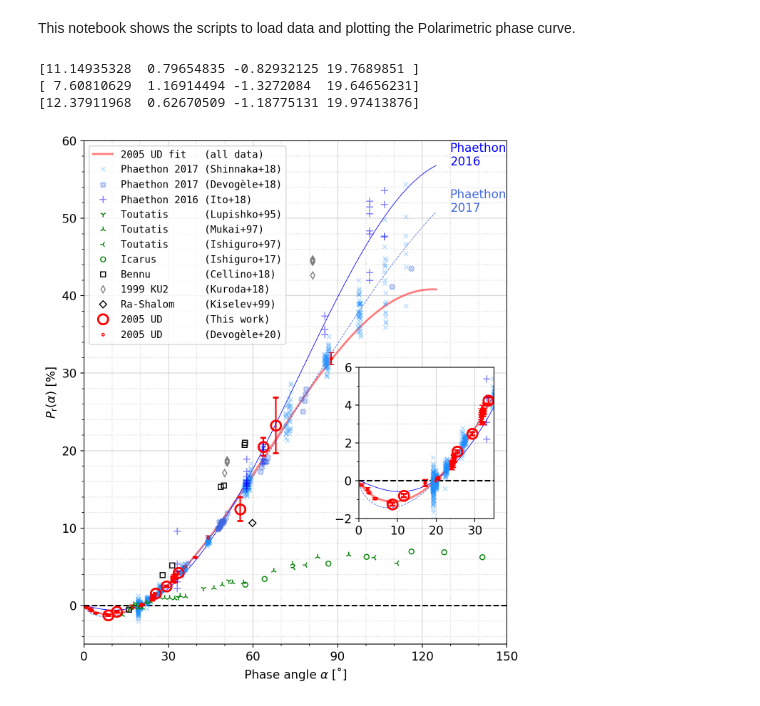
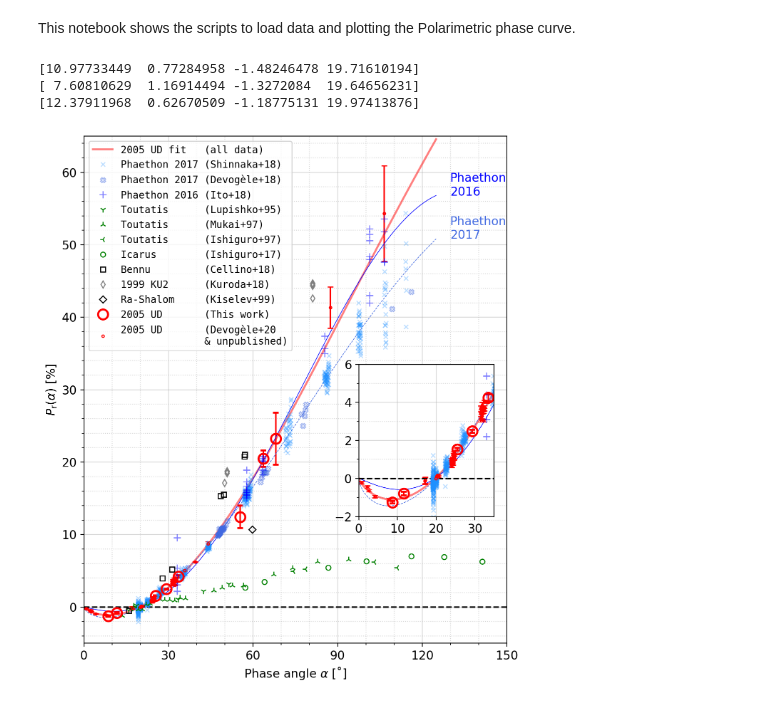
Before and after one commit to ysBach/IshiguroM_etal_155140_2005UD, a Jupyter notebook: polarimetry/Phase_Curve.ipynb, the cells around one changed output. Drawn from its saved outputs; the diff is of its cells as text; code cells hidden in the pictures.

Commit message:
update notebooks with updated data (Devogele+20 & unpublished)

```diff
--- a/polarimetry/Phase_Curve.ipynb
+++ b/polarimetry/Phase_Curve.ipynb
@@ -32,10 +32,20 @@ uddata = StringIO('''PA Pr err_Pr
 8.66 -1.25 0.07''')
 # 46.41 7.97 12.16 is removed
 
+# Add the following:
+data2add = StringIO('''PA Pr err_Pr
+87.4 41.35 2.86
+106.47 54.33 6.57''')
+data2add = pd.read_csv(data2add, sep=' ')
+
+
 DATADIR = Path("../data")
 FIGDIR = Path("figs")
 uddata = pd.read_csv(uddata, sep=' ')
 uddata2 = pd.read_csv(DATADIR/"2020PSJ.....1...15D.csv", dtype={"PA": float, "Pr": float, "err_Pr": float})
+uddata2 = uddata2.drop(0)
+uddata2 = pd.concat([uddata2, data2add])
+uddata2 = uddata2.reset_index(drop=True)
 udall = pd.concat([uddata, uddata2[["PA", "Pr", "err_Pr"]]])
 # %%
 # We need to do it in a separate cell. See:
@@ -107,7 +117,7 @@ for phae, ls, c, y in zip([phae_2016, phae_2017], ['-', '--'], ['b', 'royalblue'
 
 # Plot UD at last to make zorder 0
 ax0.errorbar(np.nan, np.nan, **udkw, label="2005 UD       (This work)")
-ax0.errorbar(np.nan, np.nan, **udkw2, label="2005 UD       (Devogèle+20)")
+ax0.errorbar(np.nan, np.nan, **udkw2, label="2005 UD       (Devogèle+20 \n              & unpublished)")
 ax0.errorbar(**udplot, **udkw)
 ax0.errorbar(**udplot2, **udkw2)
 axi.errorbar(**udplot, **udkw)
@@ -119,33 +129,33 @@ axi.axhline(0, linestyle='--', color='k')
 ax0.legend(prop={'family': 'monospace', 'size': 10})
 # ax0.legend()
 ax0.set(
     xlim=(0, 150),
-    ylim=(-5, 60),
+    ylim=(-5, 65),
     xlabel=r"Phase angle $\alpha$ [˚]",
     ylabel=r"$P_\mathrm{r}(\alpha)$ [%]"
 )
 
 axi.set(
     xlim=(0, 35),
     ylim=(-2, 6),
 #     xlabel=r"Phase angle $\alpha$ [˚]",
 #     ylabel=r"$P_\mathrm{r}(\alpha)$ [%]"
 )
 # ax0.indicate_inset_zoom(axi)
 
 yvu.linticker([ax0, axi],
               xmajlockws=[30, 10],
               xminlockws=[10, None],
               ymajlockws=[10, 2],
               yminlockws=[2, 1])
 
 plt.tight_layout()
 fig.align_ylabels(axs)
 fig.align_xlabels(axs)
 plt.savefig(FIGDIR/"phasecurve.pdf")
 plt.show()
 # %% [output]
-[11.14935328  0.79654835 -0.82932125 19.7689851 ]
+[10.97733449  0.77284958 -1.48246478 19.71610194]
 [ 7.60810629  1.16914494 -1.3272084  19.64656231]
 [12.37911968  0.62670509 -1.18775131 19.97413876]
-[figure, old version]
+[figure, new version]
```
Also changed, not shown: 2 other files.
